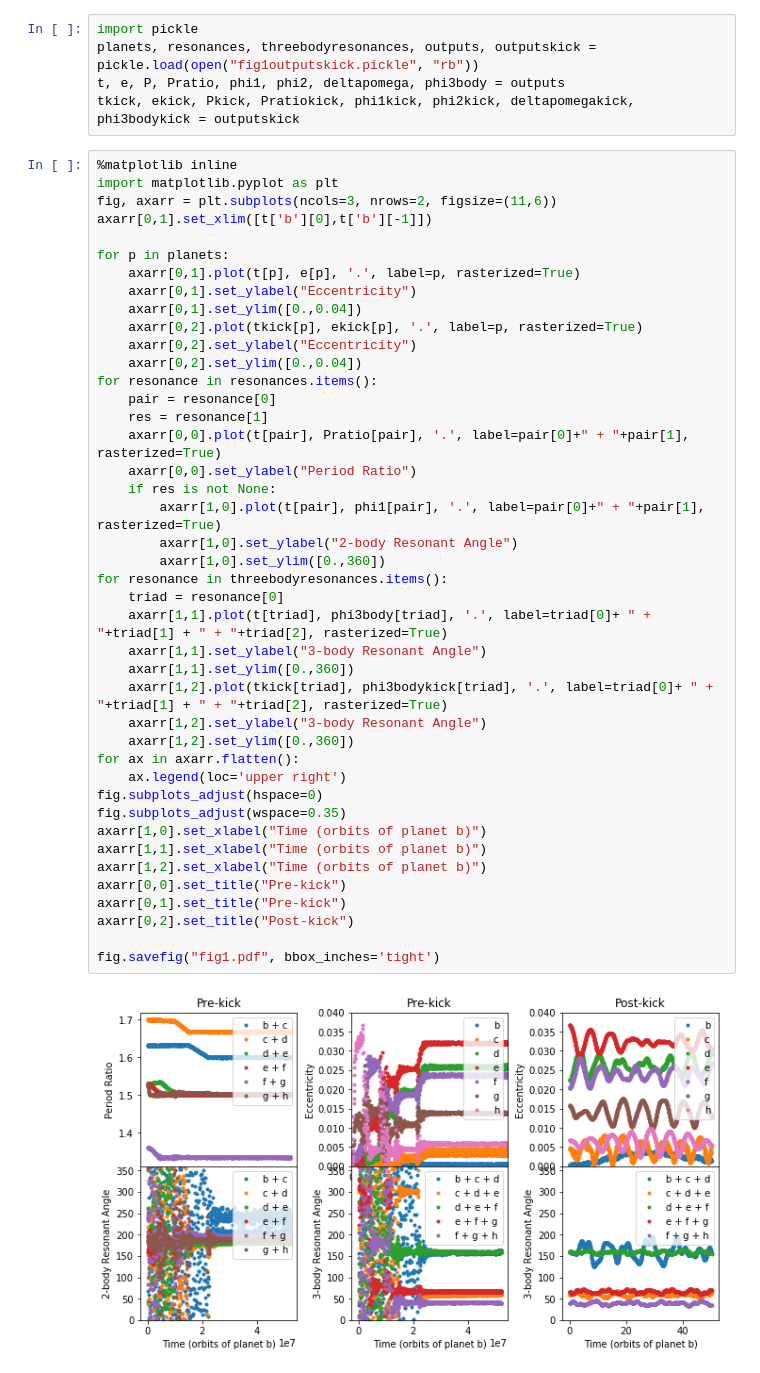
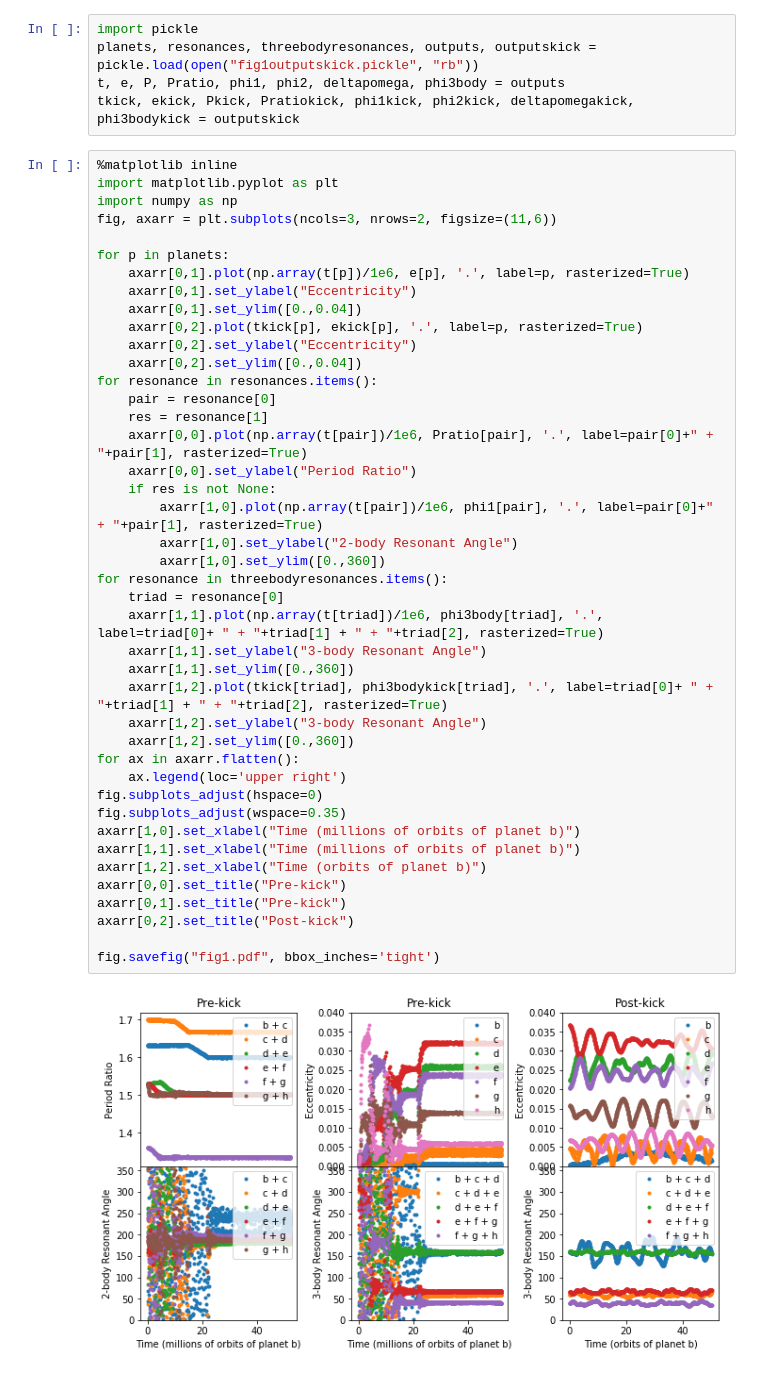
Before and after one commit to dtamayo/trappist, a Jupyter notebook: fig1.ipynb, the cells around one changed output. Saved outputs shown, nothing was run; the diff lists cells and outputs as text.

Commit message:
changed x labels of fig 1 to not conflict with offset

```diff
--- a/fig1.ipynb
+++ b/fig1.ipynb
@@ -130,44 +130,44 @@ tkick, ekick, Pkick, Pratiokick, phi1kick, phi2kick, deltapomegakick, phi3bodyki
 # %%
 %matplotlib inline
 import matplotlib.pyplot as plt
+import numpy as np
 fig, axarr = plt.subplots(ncols=3, nrows=2, figsize=(11,6))
-axarr[0,1].set_xlim([t['b'][0],t['b'][-1]])
 
 for p in planets:
-    axarr[0,1].plot(t[p], e[p], '.', label=p, rasterized=True)
+    axarr[0,1].plot(np.array(t[p])/1e6, e[p], '.', label=p, rasterized=True)
     axarr[0,1].set_ylabel("Eccentricity")
     axarr[0,1].set_ylim([0.,0.04])
     axarr[0,2].plot(tkick[p], ekick[p], '.', label=p, rasterized=True)
     axarr[0,2].set_ylabel("Eccentricity")
     axarr[0,2].set_ylim([0.,0.04])
 for resonance in resonances.items():
     pair = resonance[0]
     res = resonance[1]
-    axarr[0,0].plot(t[pair], Pratio[pair], '.', label=pair[0]+" + "+pair[1], rasterized=True)
+    axarr[0,0].plot(np.array(t[pair])/1e6, Pratio[pair], '.', label=pair[0]+" + "+pair[1], rasterized=True)
     axarr[0,0].set_ylabel("Period Ratio")
     if res is not None:
-        axarr[1,0].plot(t[pair], phi1[pair], '.', label=pair[0]+" + "+pair[1], rasterized=True)
+        axarr[1,0].plot(np.array(t[pair])/1e6, phi1[pair], '.', label=pair[0]+" + "+pair[1], rasterized=True)
         axarr[1,0].set_ylabel("2-body Resonant Angle")
         axarr[1,0].set_ylim([0.,360])
 for resonance in threebodyresonances.items():
     triad = resonance[0]
-    axarr[1,1].plot(t[triad], phi3body[triad], '.', label=triad[0]+ " + "+triad[1] + " + "+triad[2], rasterized=True)
+    axarr[1,1].plot(np.array(t[triad])/1e6, phi3body[triad], '.', label=triad[0]+ " + "+triad[1] + " + "+triad[2], rasterized=True)
     axarr[1,1].set_ylabel("3-body Resonant Angle")
     axarr[1,1].set_ylim([0.,360])
     axarr[1,2].plot(tkick[triad], phi3bodykick[triad], '.', label=triad[0]+ " + "+triad[1] + " + "+triad[2], rasterized=True)
     axarr[1,2].set_ylabel("3-body Resonant Angle")
     axarr[1,2].set_ylim([0.,360])
 for ax in axarr.flatten():
     ax.legend(loc='upper right')
 fig.subplots_adjust(hspace=0)
 fig.subplots_adjust(wspace=0.35)
-axarr[1,0].set_xlabel("Time (orbits of planet b)")
-axarr[1,1].set_xlabel("Time (orbits of planet b)")
+axarr[1,0].set_xlabel("Time (millions of orbits of planet b)")
+axarr[1,1].set_xlabel("Time (millions of orbits of planet b)")
 axarr[1,2].set_xlabel("Time (orbits of planet b)")
 axarr[0,0].set_title("Pre-kick")
 axarr[0,1].set_title("Pre-kick")
 axarr[0,2].set_title("Post-kick")
 
 fig.savefig("fig1.pdf", bbox_inches='tight')
 # %% [output]
-[figure, old version]
+[figure, new version]
```
